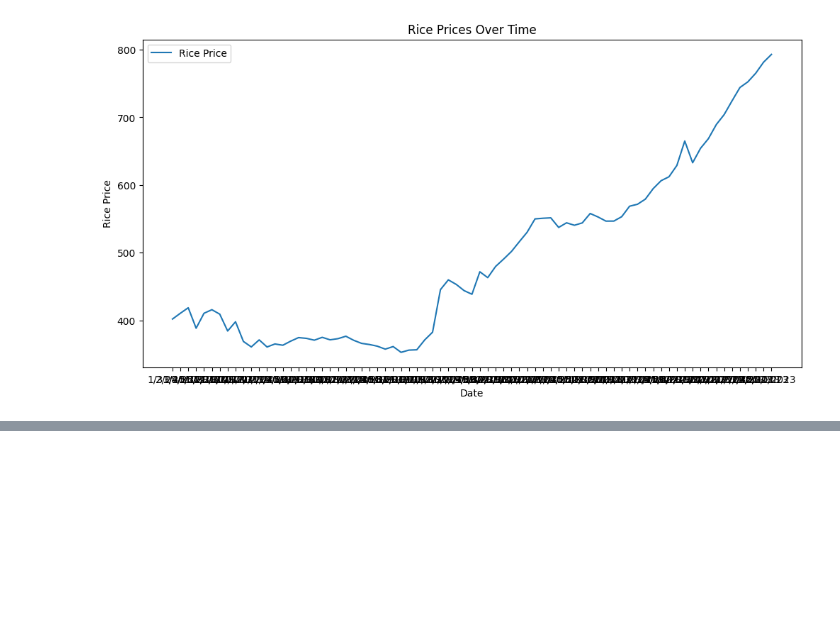
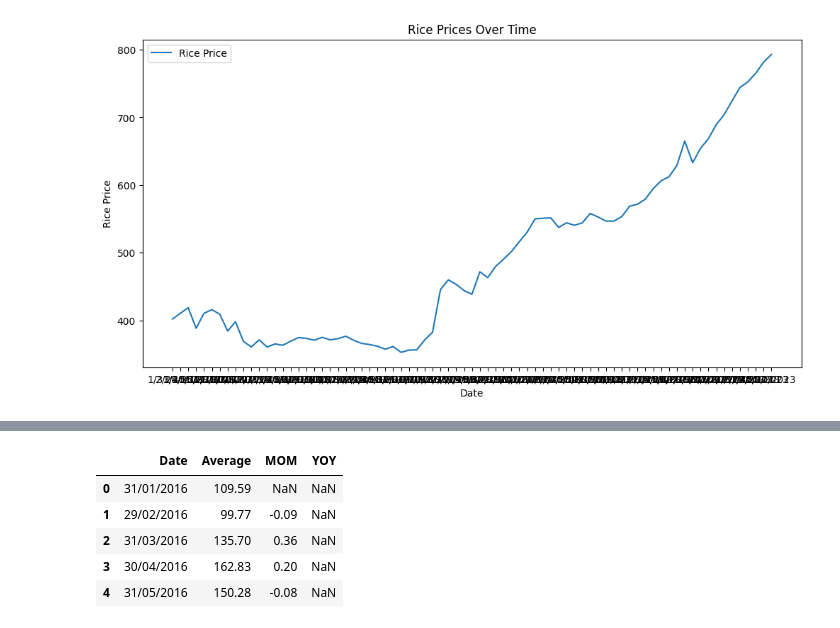
Before and after one commit to SamBoss19/Price-Prediction-Analysis, a Jupyter notebook: Foodprice.ipynb, the cells around one changed output, grey strips where cells are left out. Saved outputs shown, nothing was run; the diff lists cells and outputs as text; code cells hidden in the pictures; blank space fills up the shorter version.

```diff
--- a/Foodprice.ipynb
+++ b/Foodprice.ipynb
@@ -188,0 +237,9 @@ plt.show()
+# %%
+df_fuel.head()
+# %% [output]
+|  | Date | Average | MOM | YOY |
+| 0 | 31/01/2016 | 109.59 | NaN | NaN |
+| 1 | 29/02/2016 | 99.77 | -0.09 | NaN |
+| 2 | 31/03/2016 | 135.70 | 0.36 | NaN |
+| 3 | 30/04/2016 | 162.83 | 0.20 | NaN |
+| 4 | 31/05/2016 | 150.28 | -0.08 | NaN |
```
Also changed, not shown: parts of 14 cells of this notebook.
